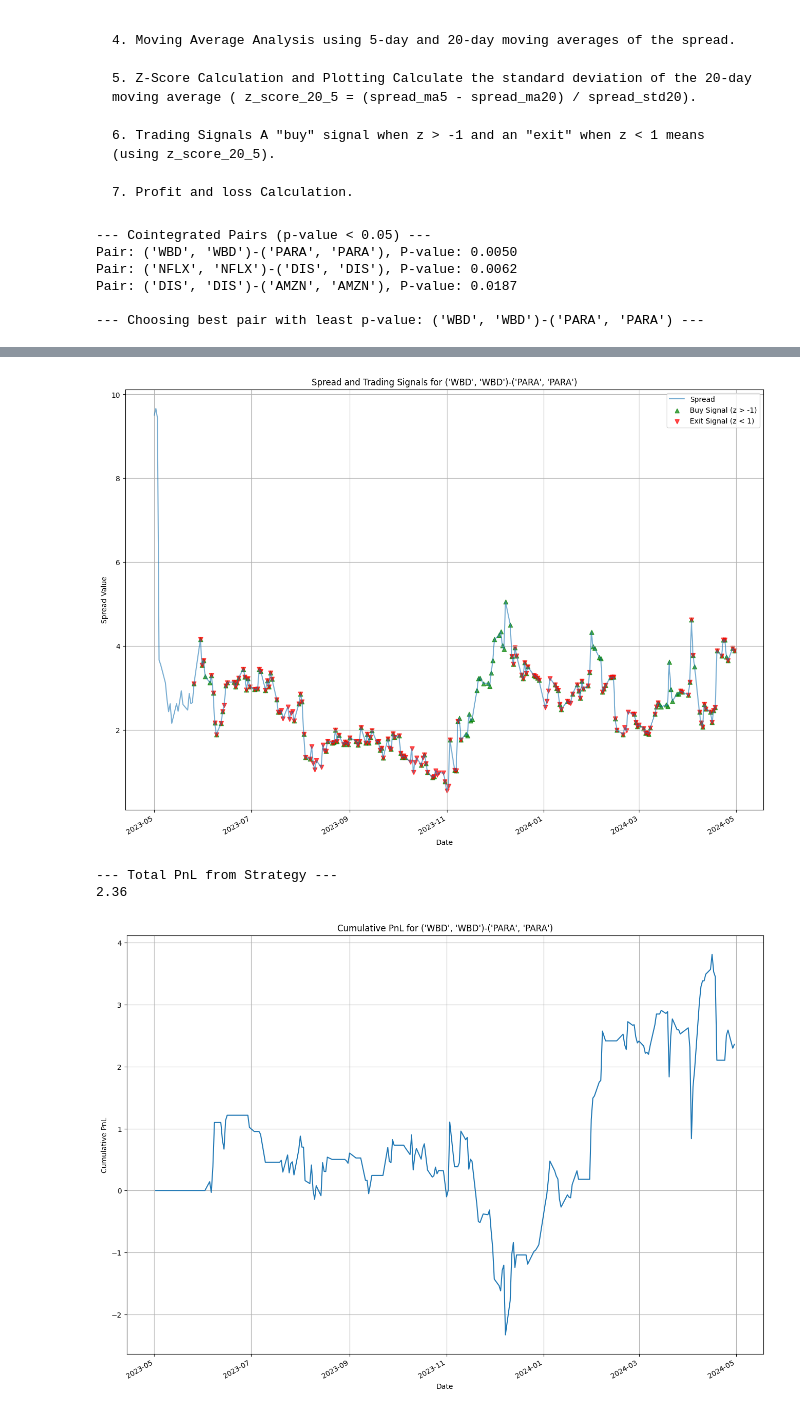
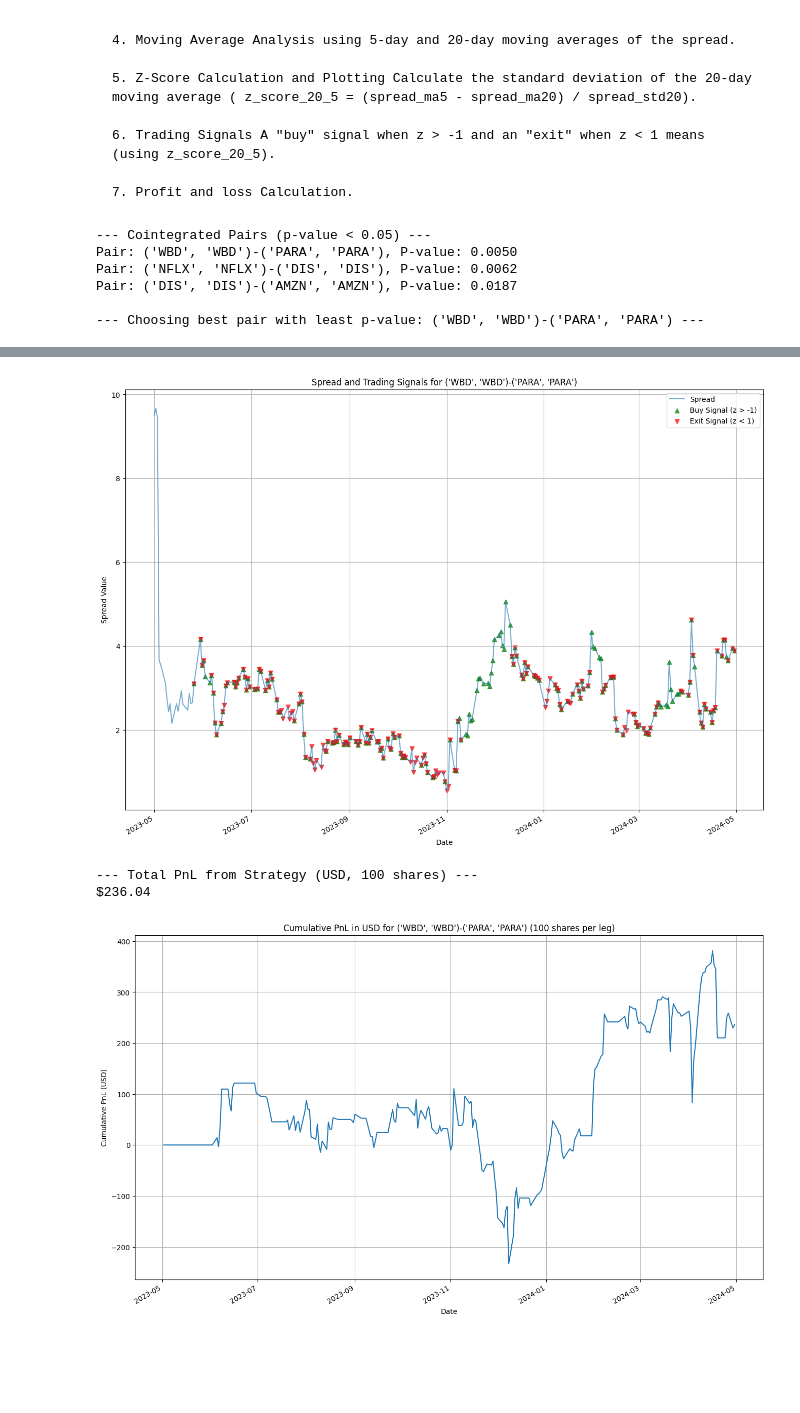
Before and after one commit to KarunphopSavanachai/First-Pairs-Trading-Analysis-for-study-, a Jupyter notebook: First_Pairs_Trading_Analysis_(for_study).ipynb, the cells around one changed output, grey strips where cells are left out. Drawn from its saved outputs; the diff is of its cells as text; code cells hidden in the pictures; blank space fills up the shorter version.

```diff
--- a/First_Pairs_Trading_Analysis_(for_study).ipynb
+++ b/First_Pairs_Trading_Analysis_(for_study).ipynb
@@ -250,52 +250,51 @@ if not all_data_df.empty:
         plt.grid(True)
         plt.show()
 
-        # --- 7. PnL Calculation ---
+        # --- 7. PnL Calculation in USD ---
 
-        # Define position: long spread when z < -1, short spread when z > 1
-        # (You can tweak this rule — here I make it more typical for pairs trading)
+        position_size = 100  # Number of stock2 shares per trade
         signals_df['position'] = 0
         signals_df.loc[signals_df['z_score'] < -1, 'position'] = 1   # Long spread
         signals_df.loc[signals_df['z_score'] > 1, 'position'] = -1  # Short spread
 
-        # Forward-fill positions until exit condition (z between -0.5 and 0.5)
+        # Forward-fill positions until exit condition
         signals_df['position'] = signals_df['position'].replace(to_replace=0, method='ffill')
         signals_df.loc[(signals_df['z_score'] > -0.5) & (signals_df['z_score'] < 0.5), 'position'] = 0
 
         # Calculate daily spread returns
         signals_df['spread_ret'] = signals_df['spread'].diff()
 
-        # PnL = position * change in spread
-        signals_df['pnl'] = signals_df['position'].shift(1) * signals_df['spread_ret']
+        # PnL in USD = position × change in spread × position_size
+        signals_df['pnl_usd'] = signals_df['position'].shift(1) * signals_df['spread_ret'] * position_size
 
-        # Cumulative PnL
-        signals_df['cum_pnl'] = signals_df['pnl'].cumsum()
+        # Cumulative PnL in USD
+        signals_df['cum_pnl_usd'] = signals_df['pnl_usd'].cumsum()
 
         # Print total PnL
-        total_pnl = signals_df['pnl'].sum()
-        print(f"\n--- Total PnL from Strategy ---\n{total_pnl:.2f}")
+        total_pnl_usd = signals_df['pnl_usd'].sum()
+        print(f"\n--- Total PnL from Strategy (USD, {position_size} shares) ---\n${total_pnl_usd:,.2f}")
 
-        # --- Plot 5: Cumulative PnL ---
-        plt.figure(figsize=(16,12))
-        signals_df['cum_pnl'].plot()
-        plt.title(f'Cumulative PnL for {stock1_ticker}-{stock2_ticker}')
+        # --- Plot 5: Cumulative PnL in USD ---
+        plt.figure(figsize=(16, 10))
+        signals_df['cum_pnl_usd'].plot()
+        plt.title(f'Cumulative PnL in USD for {stock1_ticker}-{stock2_ticker} ({position_size} shares per leg)')
         plt.xlabel('Date')
-        plt.ylabel('Cumulative PnL')
+        plt.ylabel('Cumulative PnL (USD)')
         plt.grid(True)
         plt.show()
 else:
     print("\nCould not proceed with analysis because the initial data is empty.")
 # %% [output]
 --- Cointegrated Pairs (p-value < 0.05) ---
 Pair: ('WBD', 'WBD')-('PARA', 'PARA'), P-value: 0.0050
 Pair: ('NFLX', 'NFLX')-('DIS', 'DIS'), P-value: 0.0062
 Pair: ('DIS', 'DIS')-('AMZN', 'AMZN'), P-value: 0.0187
 
 --- Choosing best pair with least p-value: ('WBD', 'WBD')-('PARA', 'PARA') ---
 [figure]
 [figure]
 [figure]
 [figure]
---- Total PnL from Strategy ---
-2.36
+--- Total PnL from Strategy (USD, 100 shares) ---
+$236.04
-[figure, old version]
+[figure, new version]
```
